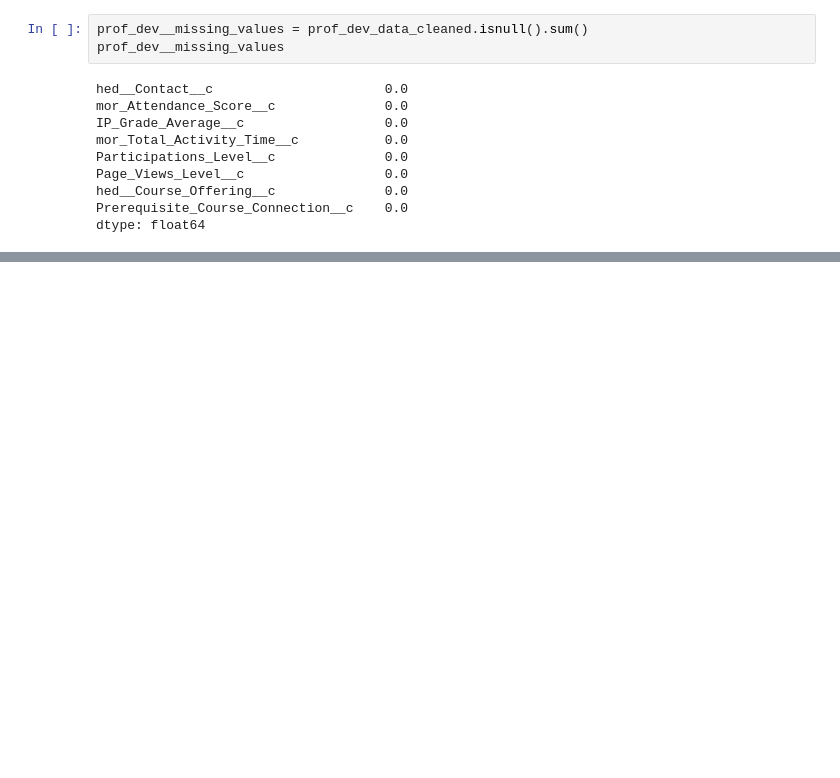
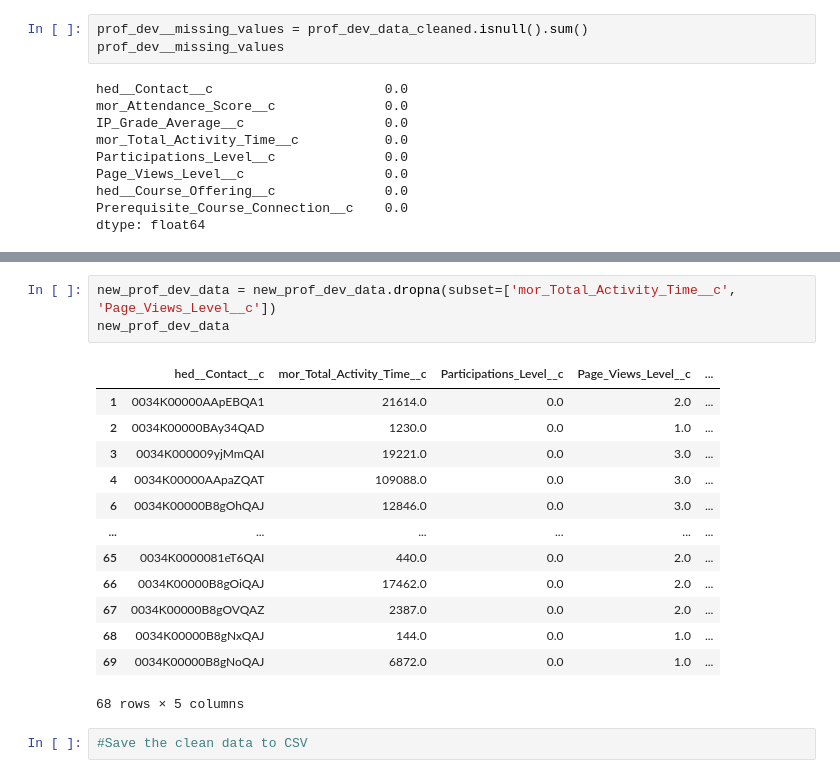
Before and after one commit to HarunMbaabu/module-retention-analytics, a Jupyter notebook: Main File - Exploratory Data Analysis .ipynb, the cells around one changed output, grey strips where cells are left out. Saved outputs shown, nothing was run; the diff lists cells and outputs as text; blank space fills up the shorter version.

```diff
--- a/Main File - Exploratory Data Analysis .ipynb
+++ b/Main File - Exploratory Data Analysis .ipynb
@@ -146,0 +182,19 @@ dtype: float64
+# %%
+new_prof_dev_data = new_prof_dev_data.dropna(subset=['mor_Total_Activity_Time__c', 'Page_Views_Level__c'])
+new_prof_dev_data
+# %% [output]
+|  | hed__Contact__c | mor_Total_Activity_Time__c | Participations_Level__c | Page_Views_Level__c | ... |
+| 1 | 0034K00000AApEBQA1 | 21614.0 | 0.0 | 2.0 | ... |
+| 2 | 0034K00000BAy34QAD | 1230.0 | 0.0 | 1.0 | ... |
+| 3 | 0034K000009yjMmQAI | 19221.0 | 0.0 | 3.0 | ... |
+| 4 | 0034K00000AApaZQAT | 109088.0 | 0.0 | 3.0 | ... |
+| 6 | 0034K00000B8gOhQAJ | 12846.0 | 0.0 | 3.0 | ... |
+| ... | ... | ... | ... | ... | ... |
+| 65 | 0034K0000081eT6QAI | 440.0 | 0.0 | 2.0 | ... |
+| 66 | 0034K00000B8gOiQAJ | 17462.0 | 0.0 | 2.0 | ... |
+| 67 | 0034K00000B8gOVQAZ | 2387.0 | 0.0 | 2.0 | ... |
+| 68 | 0034K00000B8gNxQAJ | 144.0 | 0.0 | 1.0 | ... |
+| 69 | 0034K00000B8gNoQAJ | 6872.0 | 0.0 | 1.0 | ... |
+68 rows × 5 columns
+# %%
+#Save the clean data to CSV
```
Also changed, not shown: parts of 3 cells of this notebook, 1 other file.
